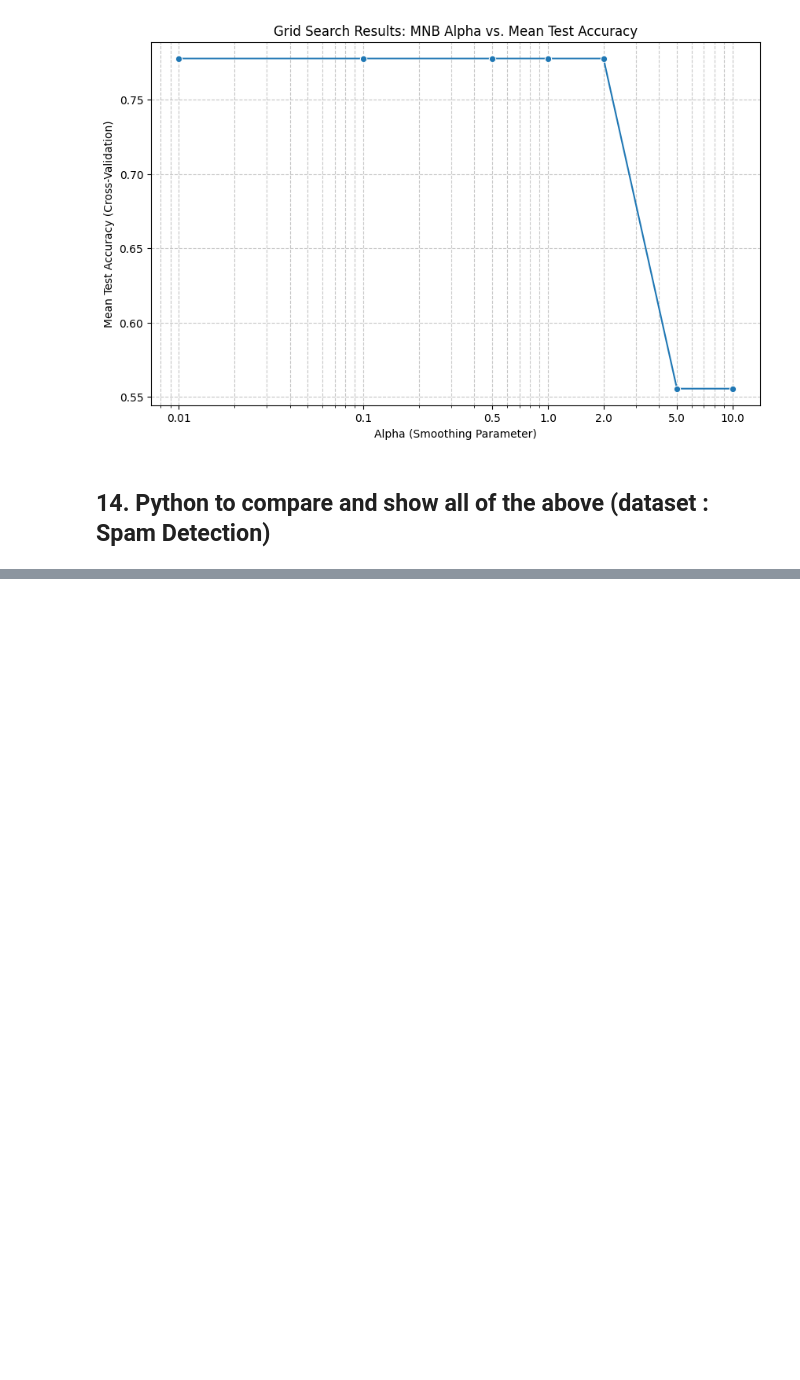
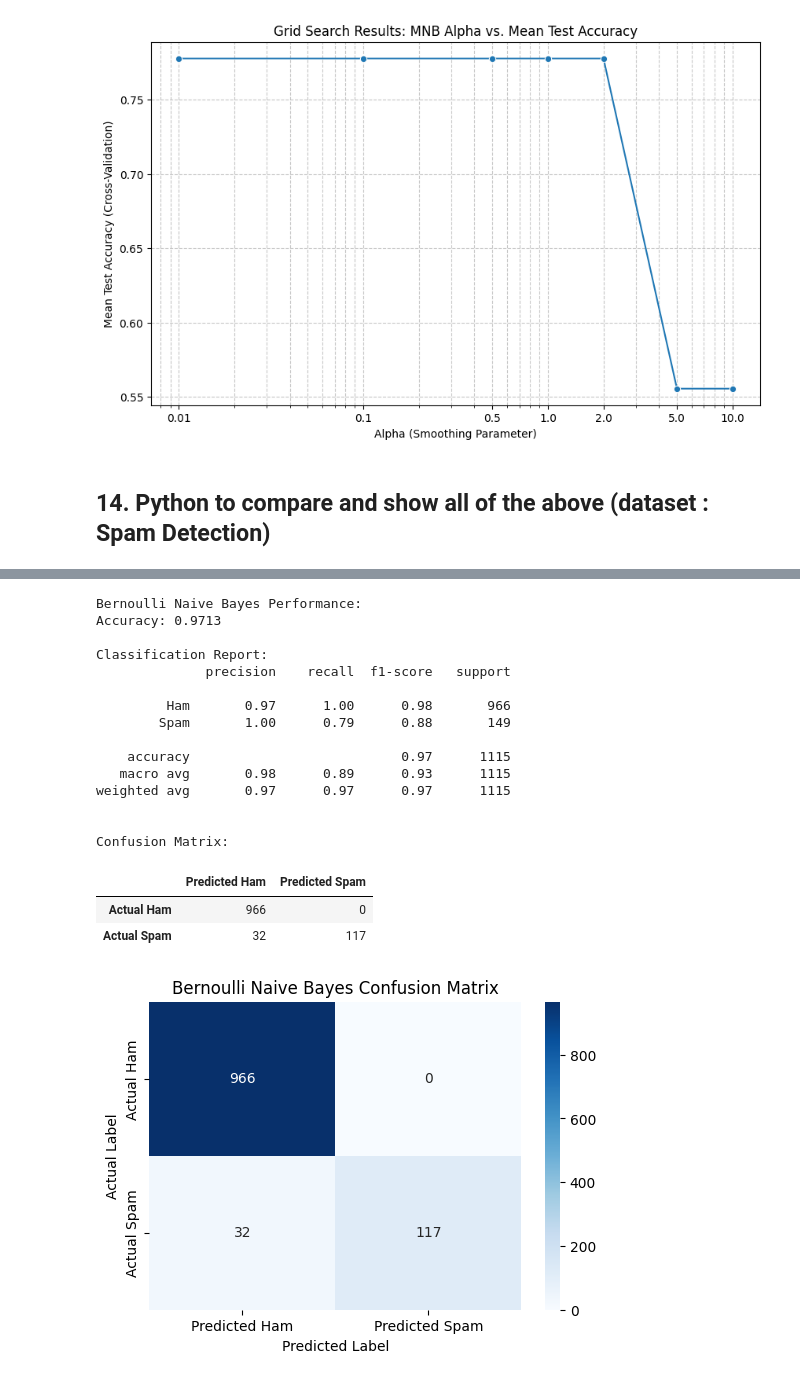
Before and after one commit to rsys-adsingh/Machine-Learning, a Jupyter notebook: study/Chapter_9.ipynb, the cells around one changed output, grey strips where cells are left out. Saved outputs shown, nothing was run; the diff lists cells and outputs as text; code cells hidden in the pictures; blank space fills up the shorter version.

```diff
--- a/study/Chapter_9.ipynb
+++ b/study/Chapter_9.ipynb
@@ -2399,0 +2674,52 @@ weighted avg       1.00      1.00      1.00         8
+# %%
+from sklearn.naive_bayes import BernoulliNB
+
+# Initialize and train the Bernoulli Naive Bayes model
+# We use alpha=1.0 for Laplace smoothing by default
+# BernoulliNB expects binary feature vectors. Our CountVectorizer output is counts,
+# but BernoulliNB will internally binarize them (i.e., any count > 0 becomes 1).
+bnb_model = BernoulliNB(alpha=1.0)
+bnb_model.fit(X_train_vectors, y_train)
+
+# Make predictions on the test set
+y_pred_bnb = bnb_model.predict(X_test_vectors)
+
+# Evaluate the model
+print("\nBernoulli Naive Bayes Performance:")
+print(f"Accuracy: {accuracy_score(y_test, y_pred_bnb):.4f}")
+print("\nClassification Report:")
+print(classification_report(y_test, y_pred_bnb, target_names=['Ham', 'Spam']))
+
+print("\nConfusion Matrix:")
+cm_bnb = confusion_matrix(y_test, y_pred_bnb)
+display(pd.DataFrame(cm_bnb, index=['Actual Ham', 'Actual Spam'], columns=['Predicted Ham', 'Predicted Spam']))
+
+# Optional: Visualize Confusion Matrix
+plt.figure(figsize=(6, 4))
+sns.heatmap(cm_bnb, annot=True, fmt='d', cmap='Blues',
+            xticklabels=['Predicted Ham', 'Predicted Spam'],
+            yticklabels=['Actual Ham', 'Actual Spam'])
+plt.title('Bernoulli Naive Bayes Confusion Matrix')
+plt.ylabel('Actual Label')
+plt.xlabel('Predicted Label')
+plt.show()
+# %% [output]
+Bernoulli Naive Bayes Performance:
+Accuracy: 0.9713
+
+Classification Report:
+              precision    recall  f1-score   support
+
+         Ham       0.97      1.00      0.98       966
+        Spam       1.00      0.79      0.88       149
+
+    accuracy                           0.97      1115
+   macro avg       0.98      0.89      0.93      1115
+weighted avg       0.97      0.97      0.97      1115
+
+
+Confusion Matrix:
+|  | Predicted Ham | Predicted Spam |
+| Actual Ham | 966 | 0 |
+| Actual Spam | 32 | 117 |
+[figure, added]
```
Also changed, not shown: parts of 26 cells of this notebook.
